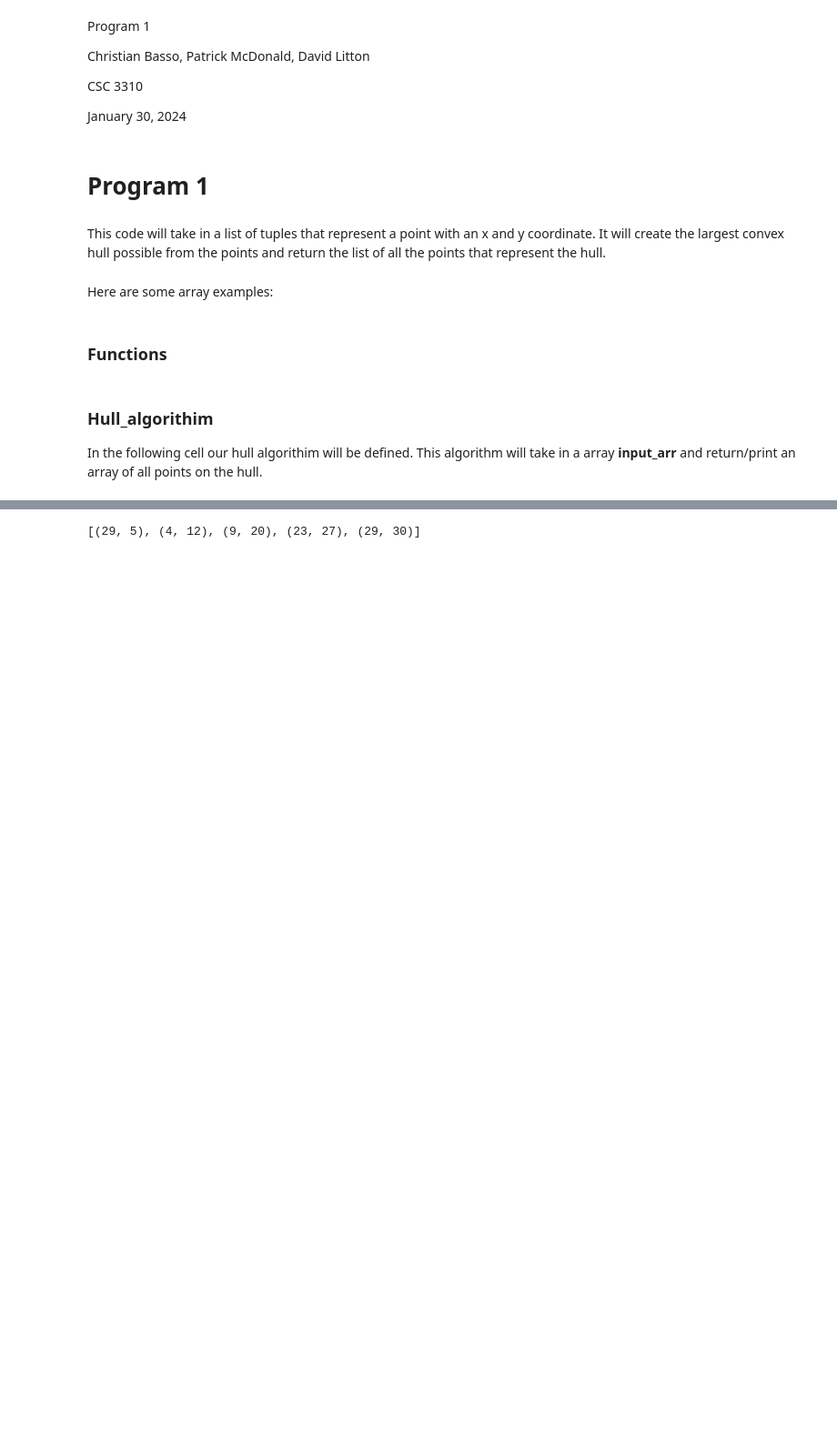
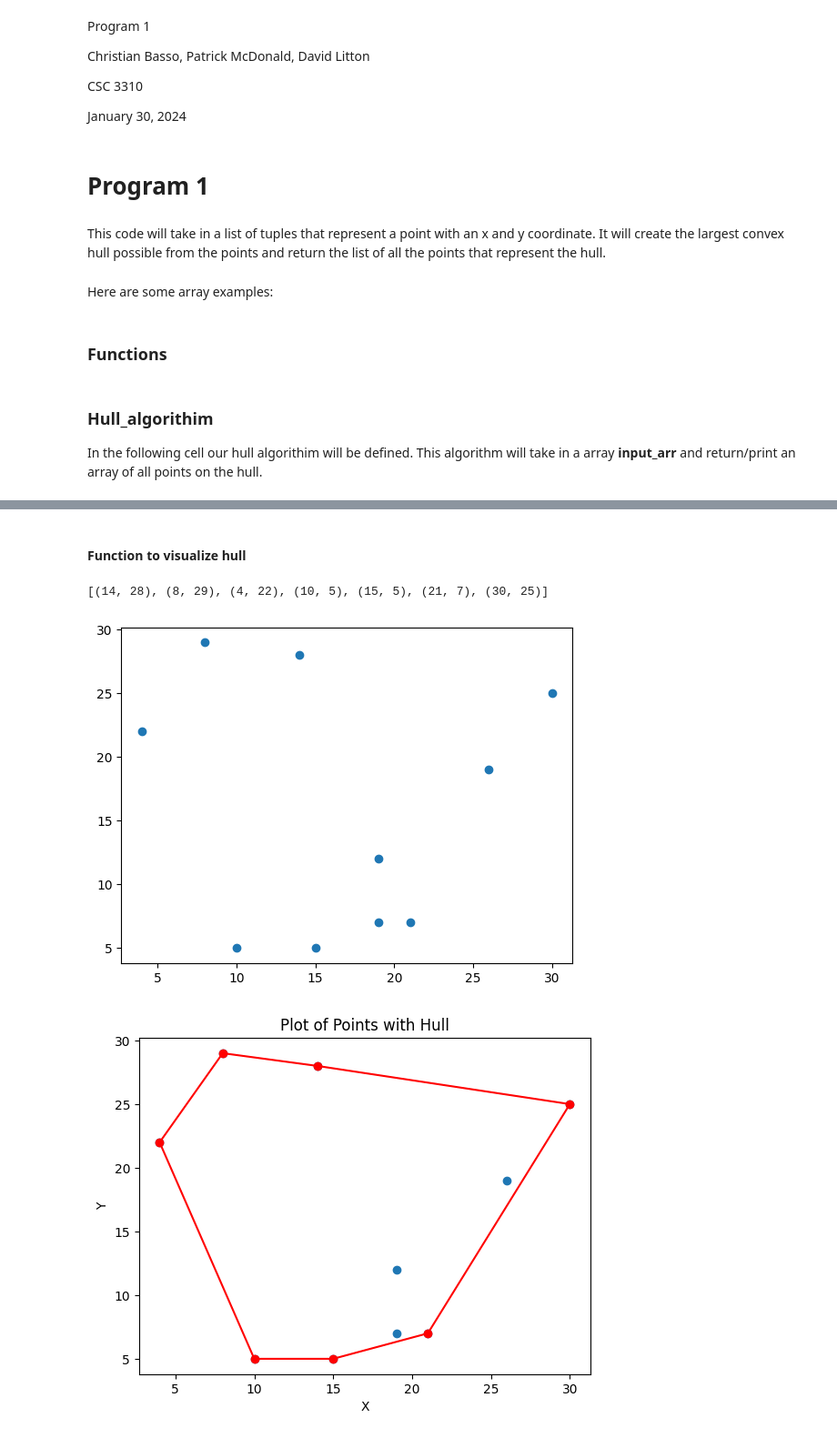
Before and after one commit to cjbass02/CSC3310-Program1, a Jupyter notebook: program1.ipynb, the cells around one changed output, grey strips where cells are left out. Shown: that part at 91% size. Saved outputs shown, nothing was run; the diff lists cells and outputs as text; code cells hidden in the pictures; blank space fills up the shorter version.

Commit message:
Fixed issues with center point function call and made plot function

```diff
--- a/program1.ipynb
+++ b/program1.ipynb
@@ -180,5 +178 @@ def calculateHull(points):
-# %%
-calculateHull(arr3)
-# %% [output]
-[(29, 5), (4, 12), (9, 20), (23, 27), (29, 30)]
 # %%
@@ -188,0 +183,48 @@ print(ed)
+# %% [markdown]
+#### Function to visualize hull
+# %%
+import matplotlib.pyplot as plt
+
+def plot_points(arr, hull_points):
+    # Extract x and y coordinates from the arr
+    x = [point[0] for point in arr]
+    y = [point[1] for point in arr]
+
+    # Plot the points
+    plt.scatter(x, y)
+
+    plt.show()
+
+    # Extract x and y coordinates from the arr
+    x = [point[0] for point in arr]
+    y = [point[1] for point in arr]
+
+    # Plot the points
+    plt.scatter(x, y)
+
+    # Extract x and y coordinates from the hull_points
+    hull_x = [point[0] for point in hull_points]
+    hull_y = [point[1] for point in hull_points]
+    plt.scatter(hull_x, hull_y, color = 'red')
+
+
+    # Connect the lines all the way around
+    hull_x.append(hull_x[0])
+    hull_y.append(hull_y[0])
+
+    # Plot the hull points as a connected line
+    plt.plot(hull_x, hull_y, color='red')
+
+    # Add labels and title
+    plt.xlabel('X')
+    plt.ylabel('Y')
+    plt.title('Plot of Points with Hull')
+
+    # Show the plot
+    plt.show()
+# %%
+plot_points(arr2, calculateHull(arr2))
+# %% [output]
+[(14, 28), (8, 29), (4, 22), (10, 5), (15, 5), (21, 7), (30, 25)]
+[figure, added]
+[figure, added]
```
Also changed, not shown: parts of 4 cells of this notebook.
